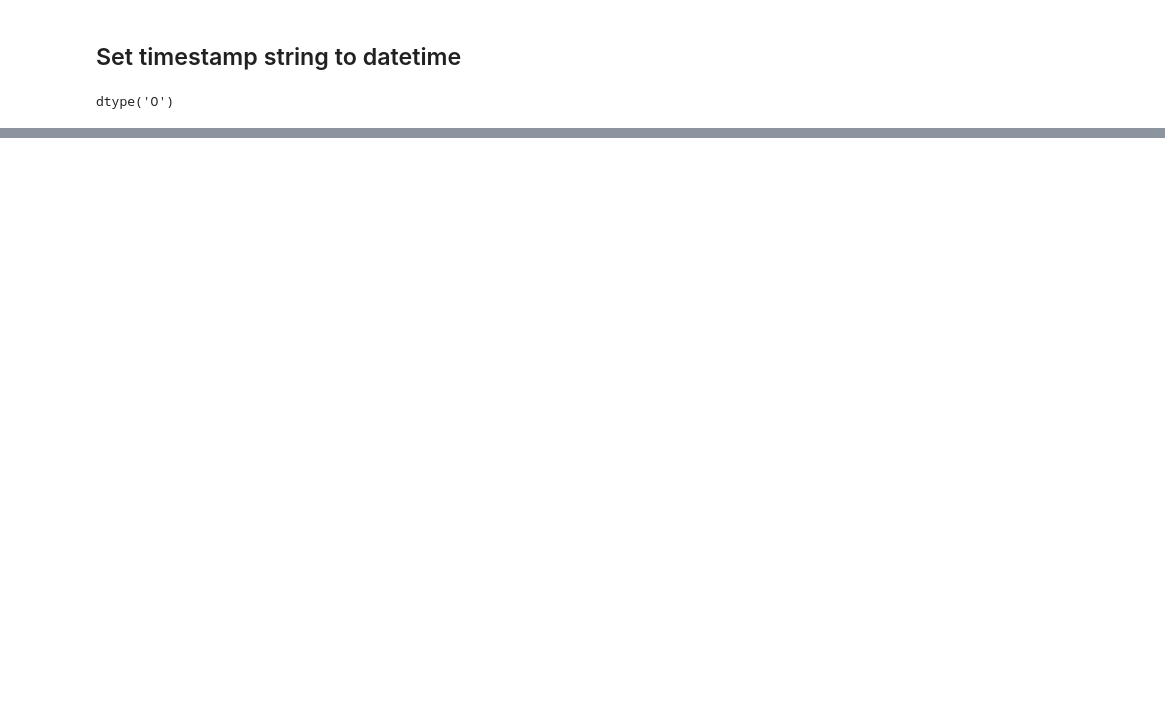
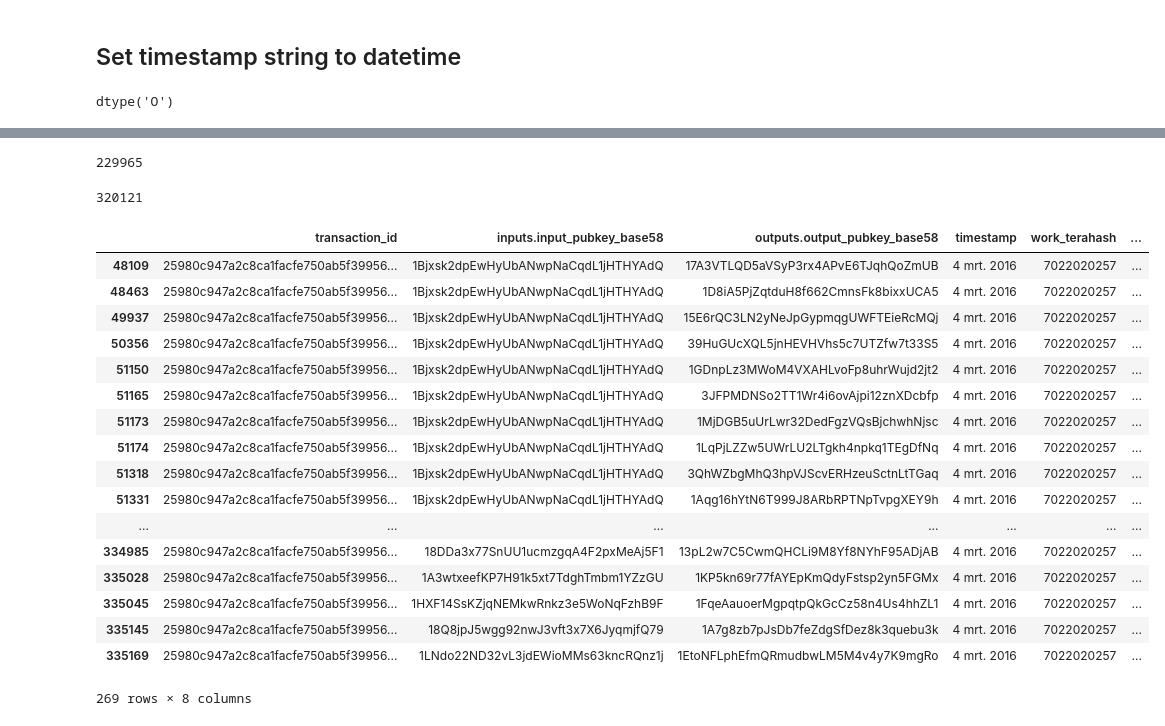
Before and after one commit to DURA18/MDC_2020, a Jupyter notebook: Final project/bitcoin_transaction_dataset.ipynb, the cells around one changed output, grey strips where cells are left out. Saved outputs shown, nothing was run; the diff lists cells and outputs as text; code cells hidden in the pictures; blank space fills up the shorter version.

```diff
--- a/Final project/bitcoin_transaction_dataset.ipynb
+++ b/Final project/bitcoin_transaction_dataset.ipynb
@@ -94,4 +94,4 @@ transaction_dataframe_without_null["timestamp"].dtype
 dtype('O')
 # %%
 #transaction_dataframe_without_null["timestamp"] = datetime.strptime('01-mei-11', '%d-%B-%yy')
-transaction_dataframe_without_null["timestamp"] = transaction_dataframe_without_null["timestamp"].astype("datetime64[ns]")
+#transaction_dataframe_without_null["timestamp"] = transaction_dataframe_without_null["timestamp"].astype("datetime64[ns]")
@@ -99,0 +128,32 @@ ValueError: ('Unknown string format:', '21 mrt. 2015')
+# %%
+unique_addresses = transaction_dataframe_without_null["inputs.input_pubkey_base58"].nunique()
+unique_addresses
+# %% [output]
+229965
+# %%
+number_of_unique_transactioIDs = len(transaction_dataframe_without_null["transaction_id"].value_counts())
+number_of_unique_transactioIDs
+# %% [output]
+320121
+# %%
+#a transactoin that is used for a very big transaction
+transaction_dataframe_without_null[transaction_dataframe_without_null["transaction_id"] == "25980c947a2c8ca1facfe750ab5f399565e080abca7353402342744b8fb0832d"]
+# %% [output]
+|  | transaction_id | inputs.input_pubkey_base58 | outputs.output_pubkey_base58 | timestamp | work_terahash | ... |
+| 48109 | 25980c947a2c8ca1facfe750ab5f39956... | 1Bjxsk2dpEwHyUbANwpNaCqdL1jHTHYAdQ | 17A3VTLQD5aVSyP3rx4APvE6TJqhQoZmUB | 4 mrt. 2016 | 7022020257 | ... |
+| 48463 | 25980c947a2c8ca1facfe750ab5f39956... | 1Bjxsk2dpEwHyUbANwpNaCqdL1jHTHYAdQ | 1D8iA5PjZqtduH8f662CmnsFk8bixxUCA5 | 4 mrt. 2016 | 7022020257 | ... |
+| 49937 | 25980c947a2c8ca1facfe750ab5f39956... | 1Bjxsk2dpEwHyUbANwpNaCqdL1jHTHYAdQ | 15E6rQC3LN2yNeJpGypmqgUWFTEieRcMQj | 4 mrt. 2016 | 7022020257 | ... |
+| 50356 | 25980c947a2c8ca1facfe750ab5f39956... | 1Bjxsk2dpEwHyUbANwpNaCqdL1jHTHYAdQ | 39HuGUcXQL5jnHEVHVhs5c7UTZfw7t33S5 | 4 mrt. 2016 | 7022020257 | ... |
+| 51150 | 25980c947a2c8ca1facfe750ab5f39956... | 1Bjxsk2dpEwHyUbANwpNaCqdL1jHTHYAdQ | 1GDnpLz3MWoM4VXAHLvoFp8uhrWujd2jt2 | 4 mrt. 2016 | 7022020257 | ... |
+| 51165 | 25980c947a2c8ca1facfe750ab5f39956... | 1Bjxsk2dpEwHyUbANwpNaCqdL1jHTHYAdQ | 3JFPMDNSo2TT1Wr4i6ovAjpi12znXDcbfp | 4 mrt. 2016 | 7022020257 | ... |
+| 51173 | 25980c947a2c8ca1facfe750ab5f39956... | 1Bjxsk2dpEwHyUbANwpNaCqdL1jHTHYAdQ | 1MjDGB5uUrLwr32DedFgzVQsBjchwhNjsc | 4 mrt. 2016 | 7022020257 | ... |
+| 51174 | 25980c947a2c8ca1facfe750ab5f39956... | 1Bjxsk2dpEwHyUbANwpNaCqdL1jHTHYAdQ | 1LqPjLZZw5UWrLU2LTgkh4npkq1TEgDfNq | 4 mrt. 2016 | 7022020257 | ... |
+| 51318 | 25980c947a2c8ca1facfe750ab5f39956... | 1Bjxsk2dpEwHyUbANwpNaCqdL1jHTHYAdQ | 3QhWZbgMhQ3hpVJScvERHzeuSctnLtTGaq | 4 mrt. 2016 | 7022020257 | ... |
+| 51331 | 25980c947a2c8ca1facfe750ab5f39956... | 1Bjxsk2dpEwHyUbANwpNaCqdL1jHTHYAdQ | 1Aqg16hYtN6T999J8ARbRPTNpTvpgXEY9h | 4 mrt. 2016 | 7022020257 | ... |
+| ... | ... | ... | ... | ... | ... | ... |
+| 334985 | 25980c947a2c8ca1facfe750ab5f39956... | 18DDa3x77SnUU1ucmzgqA4F2pxMeAj5F1 | 13pL2w7C5CwmQHCLi9M8Yf8NYhF95ADjAB | 4 mrt. 2016 | 7022020257 | ... |
+| 335028 | 25980c947a2c8ca1facfe750ab5f39956... | 1A3wtxeefKP7H91k5xt7TdghTmbm1YZzGU | 1KP5kn69r77fAYEpKmQdyFstsp2yn5FGMx | 4 mrt. 2016 | 7022020257 | ... |
+| 335045 | 25980c947a2c8ca1facfe750ab5f39956... | 1HXF14SsKZjqNEMkwRnkz3e5WoNqFzhB9F | 1FqeAauoerMgpqtpQkGcCz58n4Us4hhZL1 | 4 mrt. 2016 | 7022020257 | ... |
+| 335145 | 25980c947a2c8ca1facfe750ab5f39956... | 18Q8jpJ5wgg92nwJ3vft3x7X6JyqmjfQ79 | 1A7g8zb7pJsDb7feZdgSfDez8k3quebu3k | 4 mrt. 2016 | 7022020257 | ... |
+| 335169 | 25980c947a2c8ca1facfe750ab5f39956... | 1LNdo22ND32vL3jdEWioMMs63kncRQnz1j | 1EtoNFLphEfmQRmudbwLM5M4v4y7K9mgRo | 4 mrt. 2016 | 7022020257 | ... |
+269 rows × 8 columns
```
Also changed, not shown: parts of 5 cells of this notebook.
